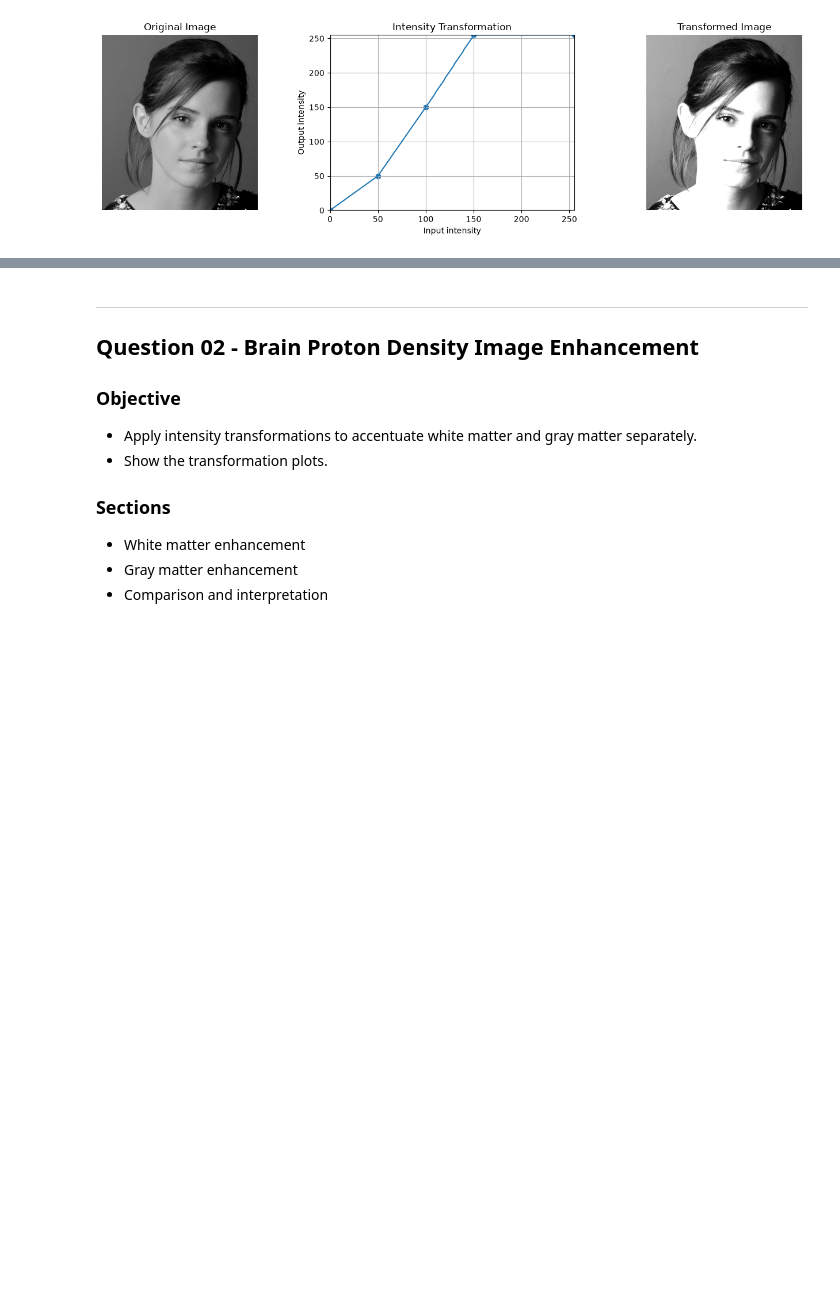
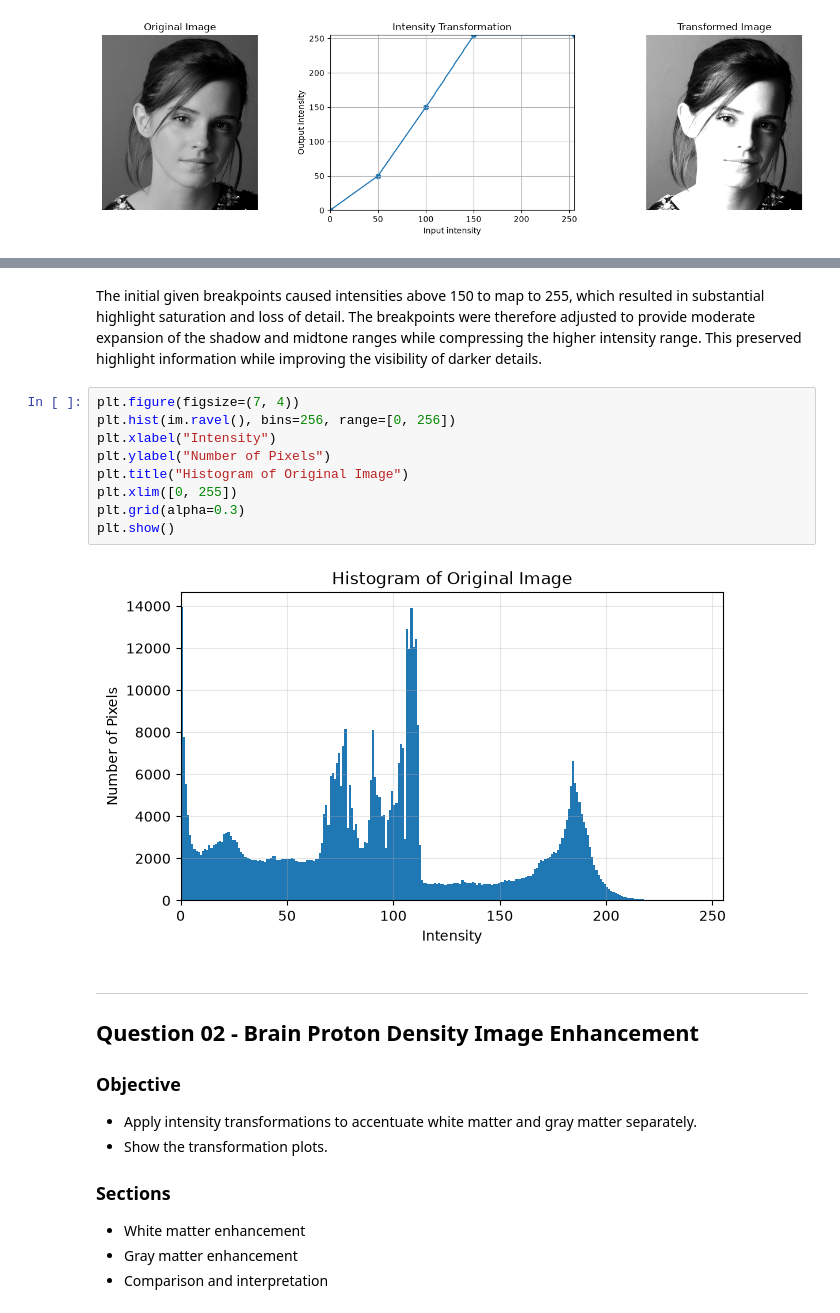
Before and after one commit to chalee88/EN3160_Assignment_1, a Jupyter notebook: assignment_01.ipynb, the cells around one changed output, grey strips where cells are left out. Drawn from its saved outputs; the diff is of its cells as text; blank space fills up the shorter version.

```diff
--- a/assignment_01.ipynb
+++ b/assignment_01.ipynb
@@ -128,3 +222,16 @@ plt.show()
+# %% [markdown]
+The initial given breakpoints caused intensities above 150 to map to 255, which resulted in substantial highlight saturation and loss of detail. The breakpoints were therefore adjusted to provide moderate expansion of the shadow and midtone ranges while compressing the higher intensity range. This preserved highlight information while improving the visibility of darker details.
+# %%
+plt.figure(figsize=(7, 4))
+plt.hist(im.ravel(), bins=256, range=[0, 256])
+plt.xlabel("Intensity")
+plt.ylabel("Number of Pixels")
+plt.title("Histogram of Original Image")
+plt.xlim([0, 255])
+plt.grid(alpha=0.3)
+plt.show()
+# %% [output]
+[figure, added]
 # %% [markdown]
 ---
 
```
Also changed, not shown: parts of 4 cells of this notebook.
